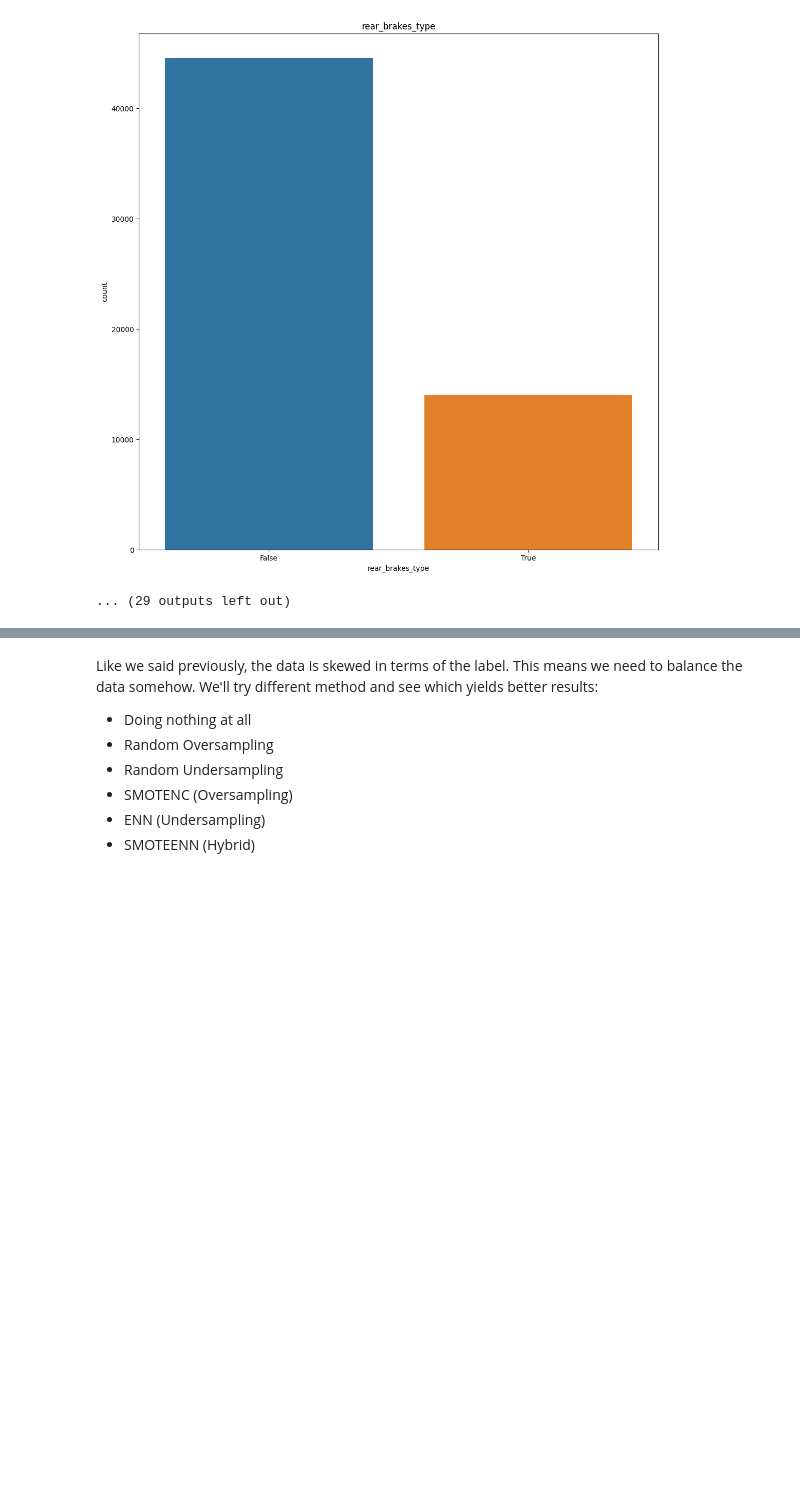
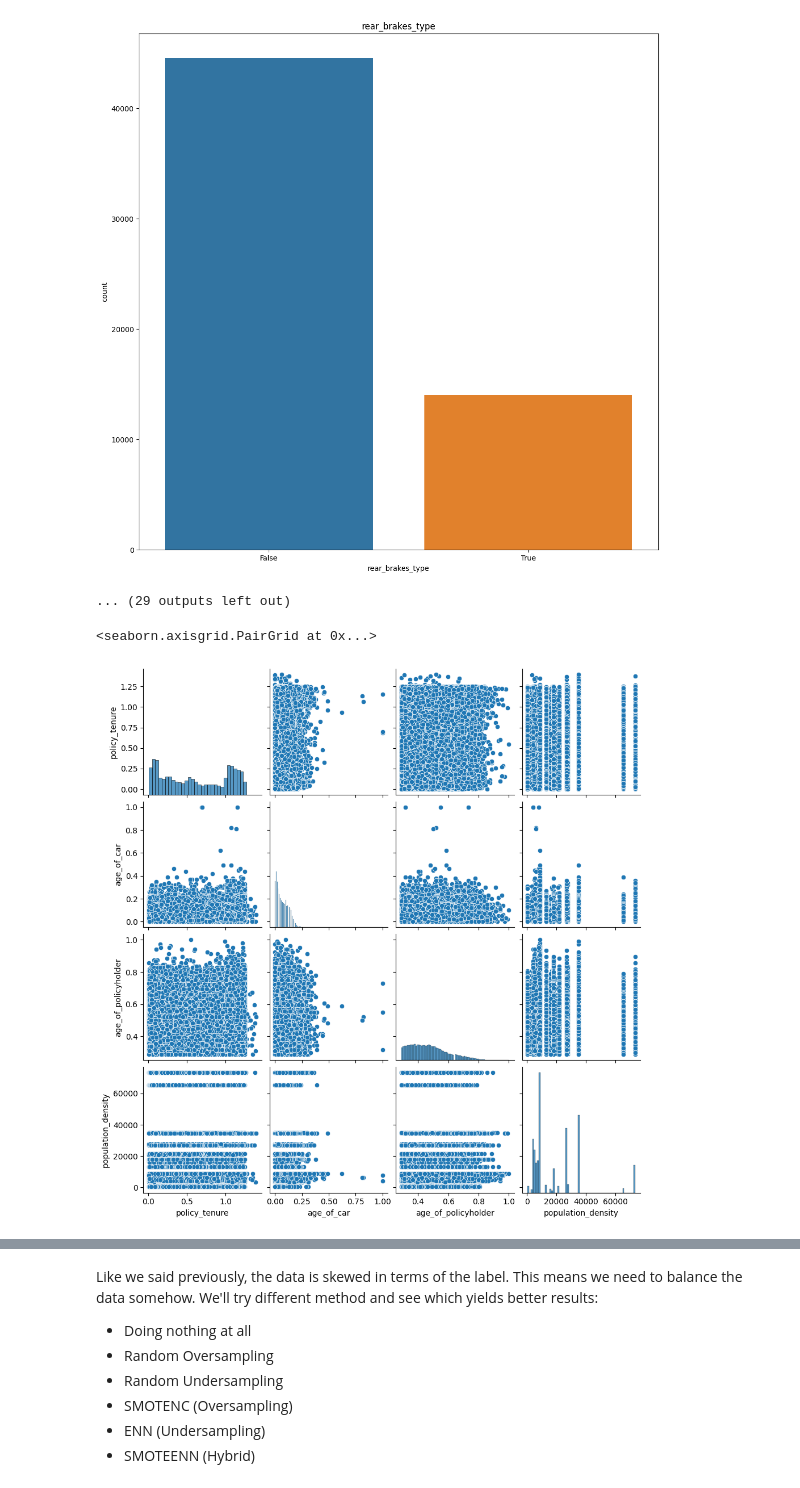
Before and after one commit to pedrogomes29/Car_Insurance_Claim_Prediction, a Jupyter notebook: main.ipynb, the cells around one changed output, grey strips where cells are left out. Saved outputs shown, nothing was run; the diff lists cells and outputs as text; code cells hidden in the pictures; blank space fills up the shorter version.

```diff
--- a/main.ipynb
+++ b/main.ipynb
@@ -272,3 +268,8 @@ for i in cat_list:
 [figure]
 [figure]
 ... (29 outputs left out)
+# %%
+sb.pairplot(data.loc[:,num_list])
+# %% [output]
+<seaborn.axisgrid.PairGrid at 0x...>
+[figure, added]
```
Also changed, not shown: parts of 36 cells of this notebook.
